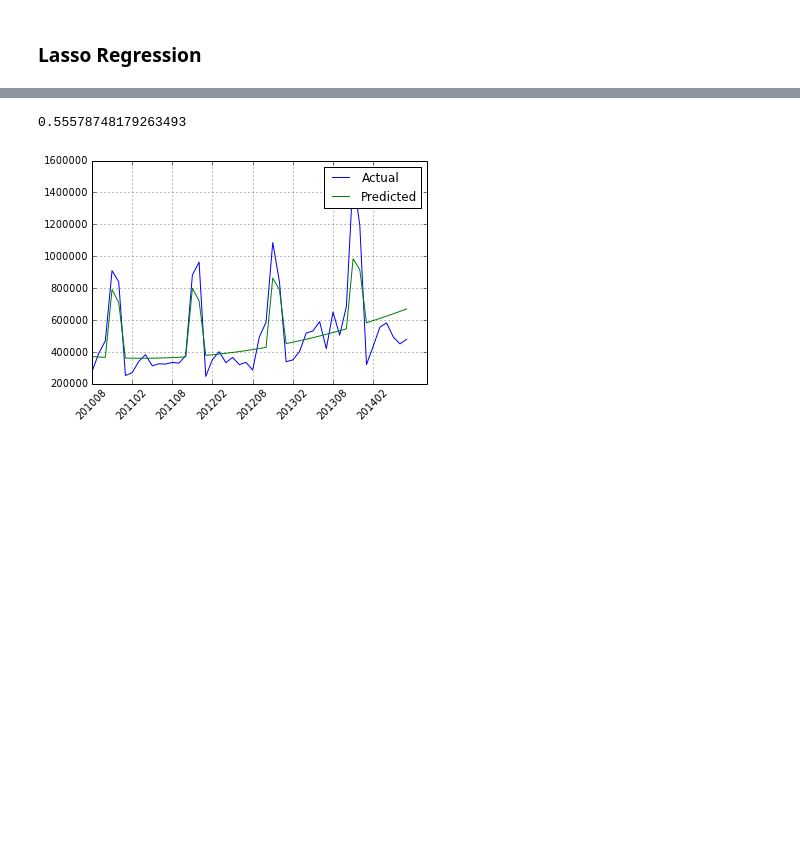
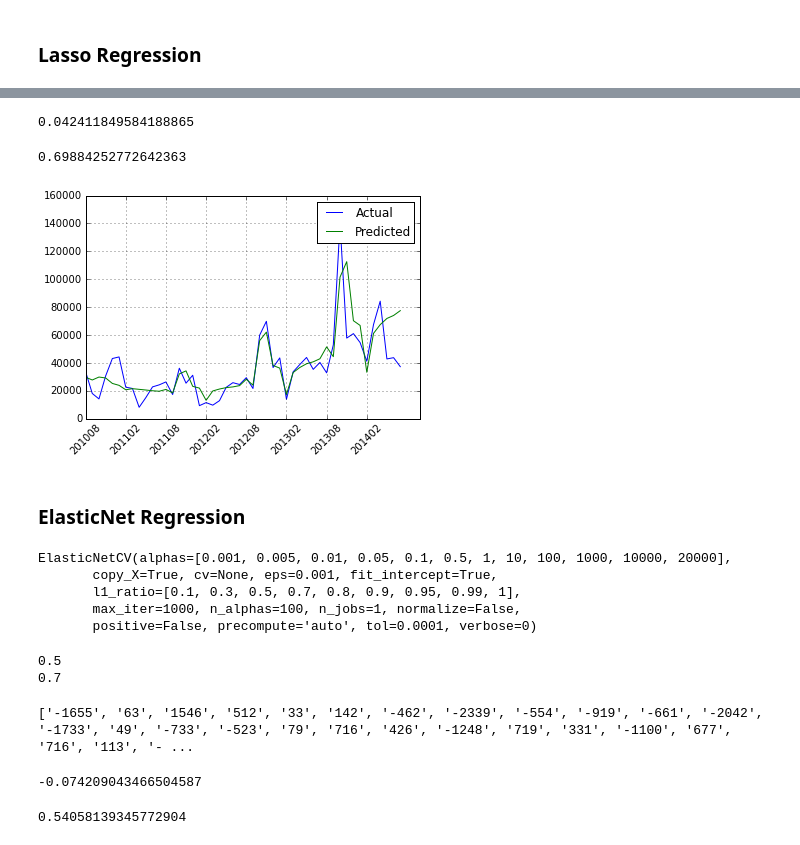
Before and after one commit to jichao06/datascience, a Jupyter notebook: Linear Regression Method Study.ipynb, the cells around one changed output, grey strips where cells are left out. Drawn from its saved outputs; the diff is of its cells as text; code cells hidden in the pictures; blank space fills up the shorter version.

```diff
--- a/Linear Regression Method Study.ipynb
+++ b/Linear Regression Method Study.ipynb
@@ -45,0 +44,14 @@ ump.head()
+# %%
+for i in range(1,13):
+    mc_colname = 'MC_%d' % i
+    data[mc_colname] = 0
+    data.ix[data.MONTH%100==i, mc_colname] = 1
+    mp1_colname = 'MP1_%d' % i
+    data[mp1_colname] = 0
+    data.ix[data[mc_colname] == 1, mp1_colname] = [1,2,3,4]
+
+    mp2_colname = 'MP2_%d' % i
+    data[mp2_colname] = np.square(data[mp1_colname])
+
+
+data.head()
@@ -46,7 +66,7 @@ ump.head()
 # %% [markdown]
 ### Now split sample to training and test data sets
 # %%
-ump_training = ump.iloc[:36]
-ump_test = ump.iloc[36:]
+data_training = data.iloc[:36]
+data_test = data.iloc[36:]
 # %% [markdown]
 #### Lets also define the features and the target
@@ -56,3 +73,6 @@ target = 'QUANTITY'
+# %%
+features = data.columns[2:].values.tolist()
+target = 'QUANTITY'
 # %% [markdown]
 ### Let's first try the Ordinary Least Square method
 # %%
@@ -121,0 +143,3 @@ LassoCV(alphas=None, copy_X=True, cv=None, eps=0.001, fit_intercept=True,
+# %%
+lasso = linear_model.LassoCV(alphas=[0.001, 0.005, 0.01, 0.1, 1, 10, 100, 1000, 10000, 20000])
+lasso.fit(data_training[features], data_training[target])
@@ -131,8 +166,42 @@ print ['%.0f' % f for f in lasso.coef_]
 # %%
-lasso.score(ump_test[features], ump_test[target])
+lasso.score(data_test[features], data_test[target])
 # %% [output]
-0.55578748179263493
+0.042411849584188865
+# %%
+lasso.score(data_training[features], data_training[target])
+# %% [output]
+0.69884252772642363
 # %%
-plot_regression(ump, lasso, features)
+plot_regression(data, lasso, features)
 # %% [output]
-[figure, old version]
+[figure, new version]
+# %% [markdown]
+### ElasticNet Regression
+# %%
+enet = linear_model.ElasticNetCV(alphas = [0.001, 0.005, 0.01, 0.05, 0.1, 0.5, 1, 10, 100, 1000, 10000, 20000], l1_ratio=[0.1, 0.3, 0.5, 0.7, 0.8, 0.9, 0.95, 0.99, 1])
+enet.fit(data_training[features], data_training[target])
+# %% [output]
+ElasticNetCV(alphas=[0.001, 0.005, 0.01, 0.05, 0.1, 0.5, 1, 10, 100, 1000, 10000, 20000],
+       copy_X=True, cv=None, eps=0.001, fit_intercept=True,
+       l1_ratio=[0.1, 0.3, 0.5, 0.7, 0.8, 0.9, 0.95, 0.99, 1],
+       max_iter=1000, n_alphas=100, n_jobs=1, normalize=False,
+       positive=False, precompute='auto', tol=0.0001, verbose=0)
+# %%
+print enet.alpha_
+print enet.l1_ratio_
+# %% [output]
+0.5
+0.7
+# %%
+enet.intercept_
+print ['%.0f' % f for f in enet.coef_]
+# %% [output]
+['-1655', '63', '1546', '512', '33', '142', '-462', '-2339', '-554', '-919', '-661', '-2042', '-1733', '49', '-733', '-523', '79', '716', '426', '-1248', '719', '331', '-1100', '677', '716', '113', '- ...
+# %%
+enet.score(data_test[features], data_test[target])
+# %% [output]
+-0.074209043466504587
+# %%
+enet.score(data[features], data[target])
+# %% [output]
+0.54058139345772904
```
Also changed, not shown: parts of 28 cells of this notebook.
